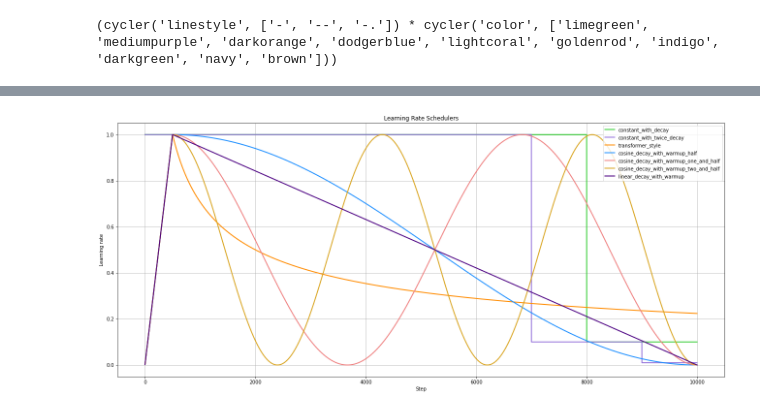
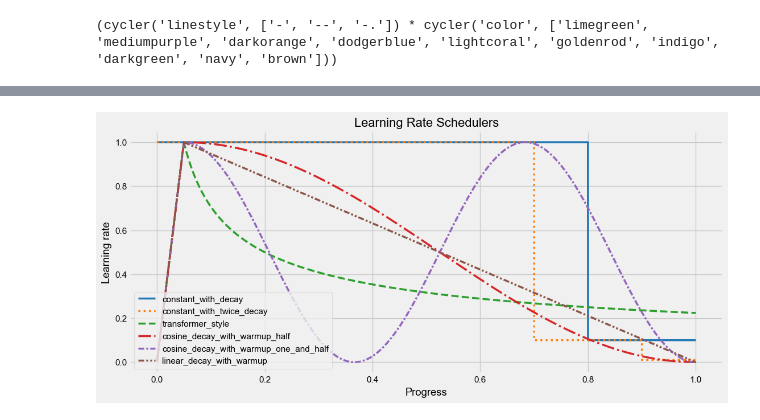
Before and after one commit to nightchell2020/CG-MEA, a Jupyter notebook: notebook/10_LR_Scheduler.ipynb, the cells around one changed output, grey strips where cells are left out. Saved outputs shown, nothing was run; the diff lists cells and outputs as text; code cells hidden in the pictures.

```diff
--- a/notebook/10_LR_Scheduler.ipynb
+++ b/notebook/10_LR_Scheduler.ipynb
@@ -16,6 +19,8 @@ import torch.optim as optim
 from models import *
 from optim import get_lr_scheduler
 from optim import lr_scheduler_list
+# %%
+output_folder = r'local/output/imgs'
 # %%
 print('PyTorch version:', torch.__version__)
 device = torch.device('cuda' if torch.cuda.is_available() else 'cpu')
@@ -42,7 +47,7 @@ cfg_model['out_dims'] = 3  # 2 or 3
 cfg_model['seq_length'] = 2000
 cfg_model['model'] = '1D-ResNeXt-5x'
 cfg_model['generator'] = ResNet1D
-cfg_model['block'] = BottleneckBlock1D
+cfg_model['block'] = 'bottleneck'
 cfg_model['conv_layers'] = [3, 4, 6, 3]
 cfg_model['fc_stages'] = 3
 cfg_model['use_age'] = 'fc'
@@ -68,34 +73,50 @@ pprint.pprint(lr_scheduler_list)
  'linear_decay_with_warmup']
 # %%
+plt.style.use('default')
+plt.style.use('fivethirtyeight') # default, ggplot, fivethirtyeight, bmh, dark_background, classic
+plt.rcParams.update({'font.size': 11})
+plt.rcParams.update({'font.family': 'Arial'})
+plt.rcParams["savefig.dpi"] = 1200
+
+
 fig = plt.figure(num=1, clear=True,
-                 constrained_layout=True, figsize=(18.0, 8.0))
+                 constrained_layout=True, figsize=(11.0, 5.0))
 ax = fig.add_subplot(1, 1, 1)
 ax.set_title('Learning Rate Schedulers')
 ax.set_prop_cycle(cc)
-ax.set_xlabel('Step')
+ax.set_xlabel('Progress')
 ax.set_ylabel('Learning rate')
 
-for s, scheduler_type in enumerate(lr_scheduler_list):
+from cycler import cycler
+color_cycle = cycler(color=['tab:blue', 'tab:orange', 'tab:green', 'tab:red', 'tab:purple',
+                            'tab:brown', 'tab:pink', 'tab:gray', 'tab:olive', 'tab:cyan'])
+line_cycle = cycler(linestyle=['solid', 'dotted', 'dashed', 'dashdot', (0, (3, 1, 1, 1)), (0, (3, 1, 1, 1, 1, 1)),
+                               (0, (5, 10)), (0, (5, 5)), (0, (3, 5, 1, 5)), (0, (3, 5, 1, 5, 1, 5))])
+
+for scheduler_type, c, s in zip(lr_scheduler_list, color_cycle(), line_cycle()):
     optimizer = optim.AdamW(model.parameters(),
                         lr=base_lr,
                         weight_decay=1e-3)
+
 
     scheduler = get_lr_scheduler(optimizer, scheduler_type=scheduler_type,
                                  iterations=iterations, warmup_steps=warmup_steps)
 
     lr_record = []
 
     for i in range(iterations):
         optimizer.step()
         scheduler.step()
         lr_record.append(optimizer.state_dict()['param_groups'][0]['lr'])
 
-    ax.plot(np.arange(len(lr_record)), lr_record, lw=2, label=scheduler_type)
+    ax.plot(np.linspace(0, 1, len(lr_record)), lr_record, lw=2.5,
+            label=scheduler_type, **c, **s)
 
-ax.legend()
+ax.legend(loc='lower left')
 ax.grid(True)
+fig.savefig(os.path.join(output_folder, 'lr_schedule.pdf'), transparent=True)
 plt.show()
 fig.clear()
 plt.close(fig)
 # %% [output]
-[figure, old version]
+[figure, new version]
```
Also changed, not shown: parts of 3 cells of this notebook, 6 other files.
